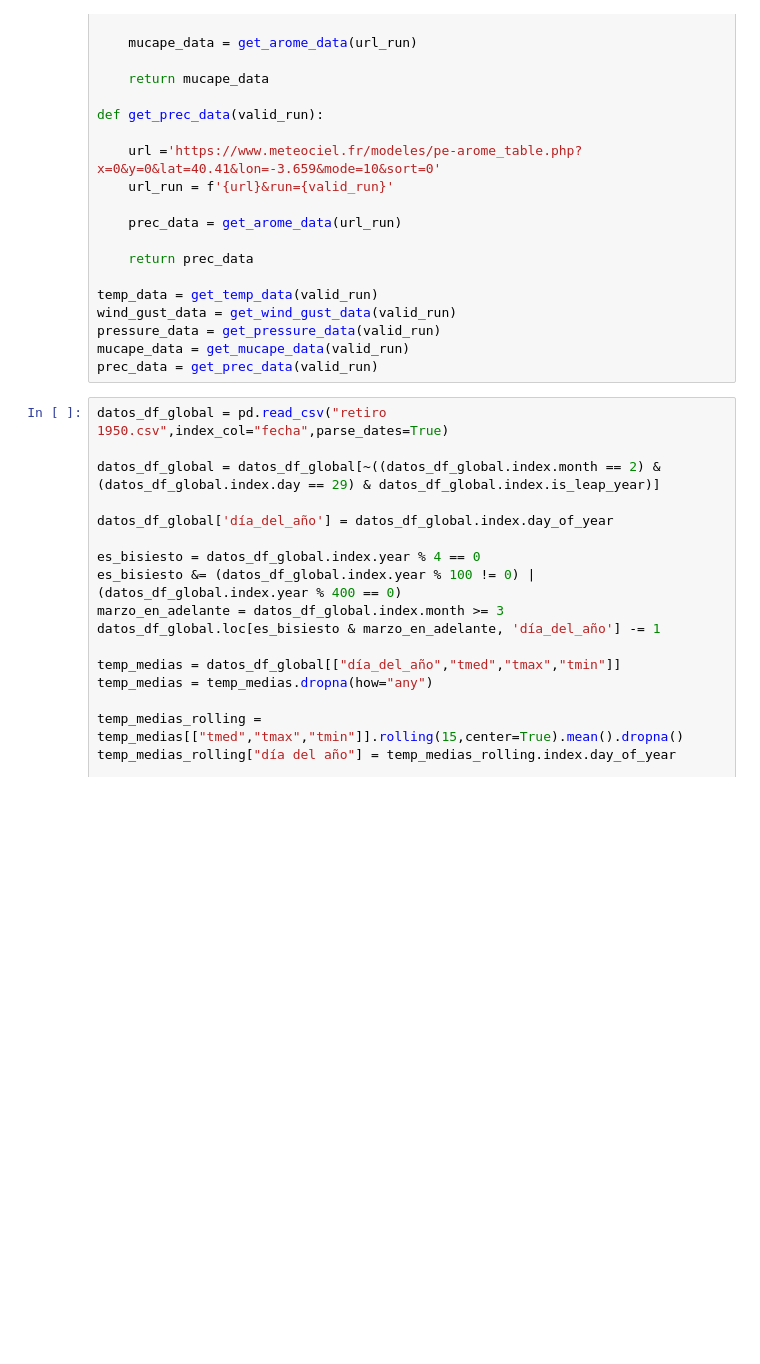
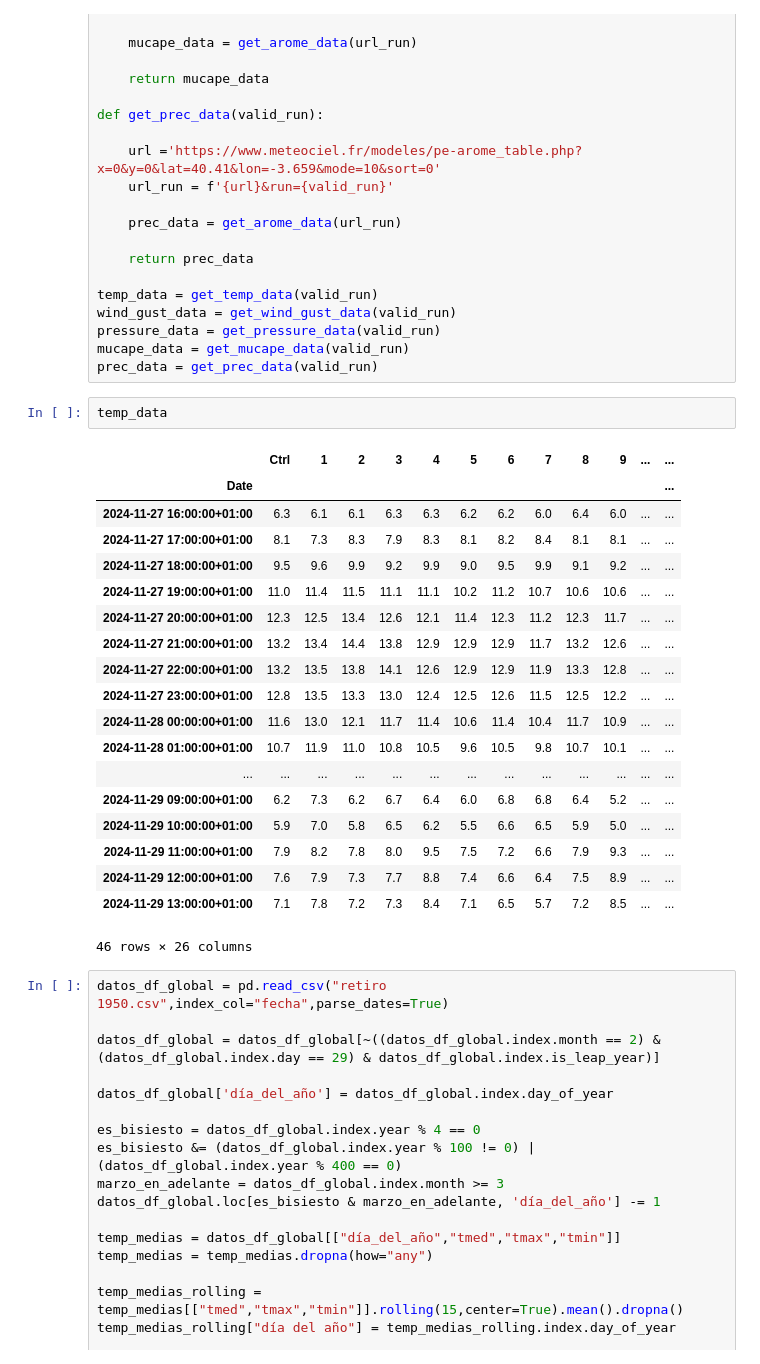
Before and after one commit to ivan5cg/Meteo, a Jupyter notebook: meteo dash.ipynb, the cells around one changed output. Drawn from its saved outputs; the diff is of its cells as text; blank space fills up the shorter version.

```diff
--- a/meteo dash.ipynb
+++ b/meteo dash.ipynb
@@ -130,6 +190,28 @@ wind_gust_data = get_wind_gust_data(valid_run)
 pressure_data = get_pressure_data(valid_run)
 mucape_data = get_mucape_data(valid_run)
 prec_data = get_prec_data(valid_run)
+# %%
+temp_data
+# %% [output]
+|  | Ctrl | 1 | 2 | 3 | 4 | 5 | 6 | 7 | 8 | 9 | ... | ... |
+| Date |  |  |  |  |  |  |  |  |  |  |  | ... |
+| 2024-11-27 16:00:00+01:00 | 6.3 | 6.1 | 6.1 | 6.3 | 6.3 | 6.2 | 6.2 | 6.0 | 6.4 | 6.0 | ... | ... |
+| 2024-11-27 17:00:00+01:00 | 8.1 | 7.3 | 8.3 | 7.9 | 8.3 | 8.1 | 8.2 | 8.4 | 8.1 | 8.1 | ... | ... |
+| 2024-11-27 18:00:00+01:00 | 9.5 | 9.6 | 9.9 | 9.2 | 9.9 | 9.0 | 9.5 | 9.9 | 9.1 | 9.2 | ... | ... |
+| 2024-11-27 19:00:00+01:00 | 11.0 | 11.4 | 11.5 | 11.1 | 11.1 | 10.2 | 11.2 | 10.7 | 10.6 | 10.6 | ... | ... |
+| 2024-11-27 20:00:00+01:00 | 12.3 | 12.5 | 13.4 | 12.6 | 12.1 | 11.4 | 12.3 | 11.2 | 12.3 | 11.7 | ... | ... |
+| 2024-11-27 21:00:00+01:00 | 13.2 | 13.4 | 14.4 | 13.8 | 12.9 | 12.9 | 12.9 | 11.7 | 13.2 | 12.6 | ... | ... |
+| 2024-11-27 22:00:00+01:00 | 13.2 | 13.5 | 13.8 | 14.1 | 12.6 | 12.9 | 12.9 | 11.9 | 13.3 | 12.8 | ... | ... |
+| 2024-11-27 23:00:00+01:00 | 12.8 | 13.5 | 13.3 | 13.0 | 12.4 | 12.5 | 12.6 | 11.5 | 12.5 | 12.2 | ... | ... |
+| 2024-11-28 00:00:00+01:00 | 11.6 | 13.0 | 12.1 | 11.7 | 11.4 | 10.6 | 11.4 | 10.4 | 11.7 | 10.9 | ... | ... |
+| 2024-11-28 01:00:00+01:00 | 10.7 | 11.9 | 11.0 | 10.8 | 10.5 | 9.6 | 10.5 | 9.8 | 10.7 | 10.1 | ... | ... |
+| ... | ... | ... | ... | ... | ... | ... | ... | ... | ... | ... | ... | ... |
+| 2024-11-29 09:00:00+01:00 | 6.2 | 7.3 | 6.2 | 6.7 | 6.4 | 6.0 | 6.8 | 6.8 | 6.4 | 5.2 | ... | ... |
+| 2024-11-29 10:00:00+01:00 | 5.9 | 7.0 | 5.8 | 6.5 | 6.2 | 5.5 | 6.6 | 6.5 | 5.9 | 5.0 | ... | ... |
+| 2024-11-29 11:00:00+01:00 | 7.9 | 8.2 | 7.8 | 8.0 | 9.5 | 7.5 | 7.2 | 6.6 | 7.9 | 9.3 | ... | ... |
+| 2024-11-29 12:00:00+01:00 | 7.6 | 7.9 | 7.3 | 7.7 | 8.8 | 7.4 | 6.6 | 6.4 | 7.5 | 8.9 | ... | ... |
+| 2024-11-29 13:00:00+01:00 | 7.1 | 7.8 | 7.2 | 7.3 | 8.4 | 7.1 | 6.5 | 5.7 | 7.2 | 8.5 | ... | ... |
+46 rows × 26 columns
 # %%
 datos_df_global = pd.read_csv("retiro 1950.csv",index_col="fecha",parse_dates=True)
 
```
Also changed, not shown: parts of 7 cells of this notebook, 1 other file.
